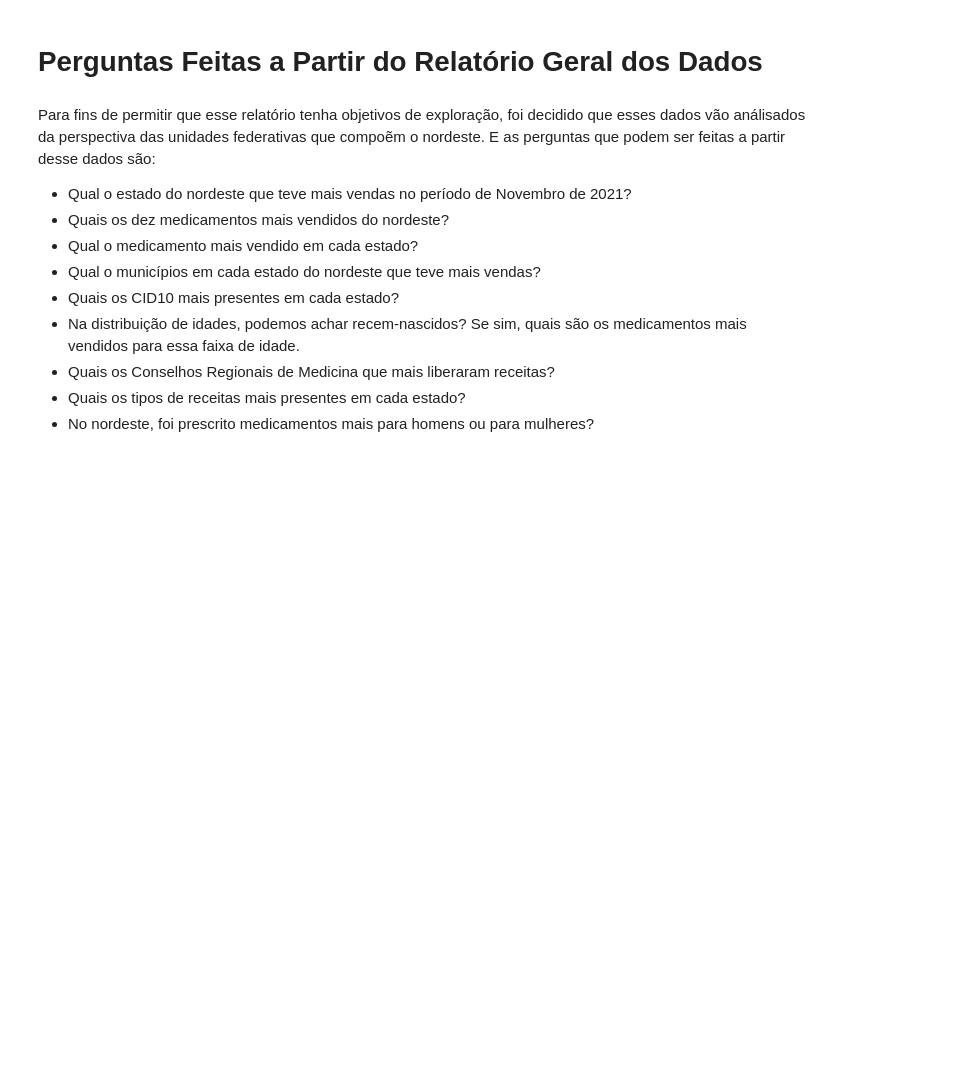
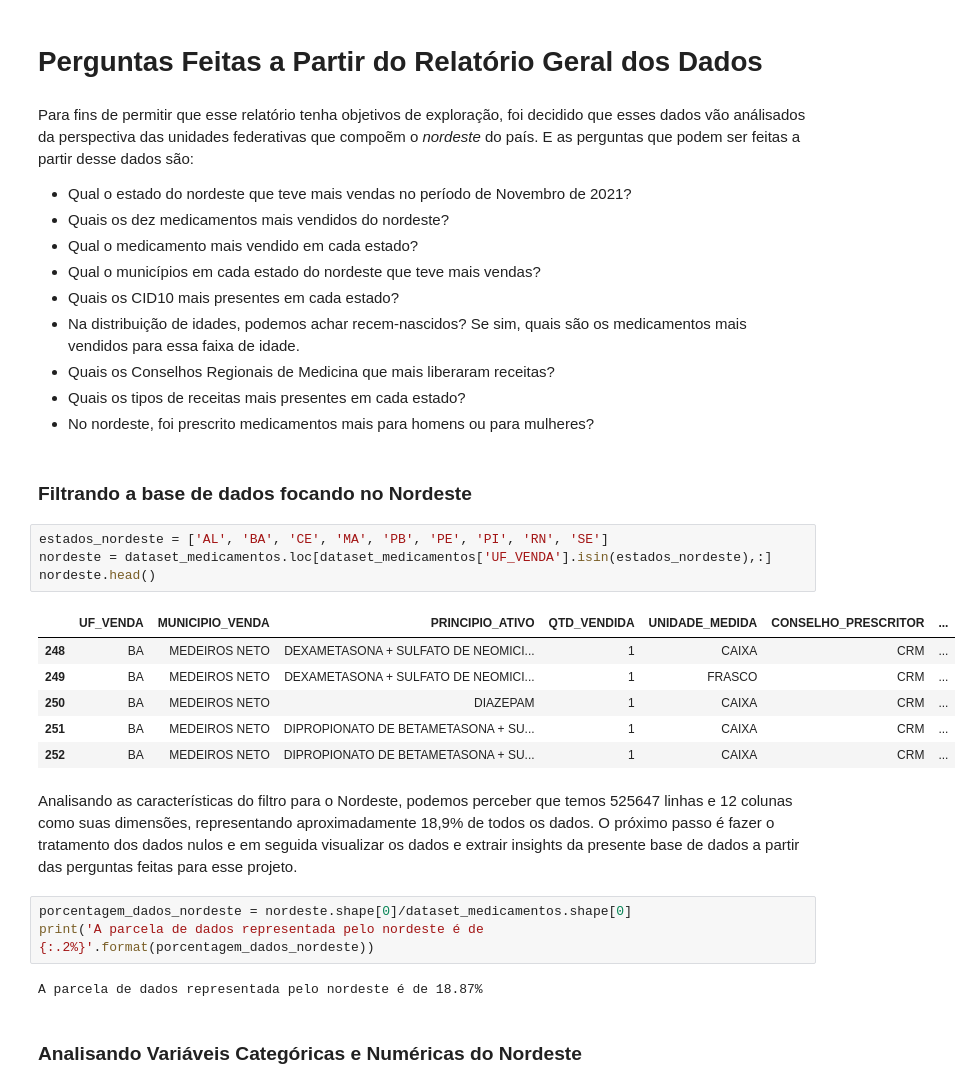
Before and after one commit to dimitriribeiro/medicamento-antimicrobianos, a Jupyter notebook: analise-exploratoria-medicamentos.ipynb, the cells around one changed output. Cells and saved outputs as stored; diff of their text form; blank space fills up the shorter version.

Commit message:
filtrando dados para o nordeste

```diff
--- a/analise-exploratoria-medicamentos.ipynb
+++ b/analise-exploratoria-medicamentos.ipynb
@@ -250,7 +256,7 @@ Name: QTD_VENDIDA, Length: 914, dtype: float64
 # %% [markdown]
 # Perguntas Feitas a Partir do Relatório Geral dos Dados
 # %% [markdown]
-Para fins de permitir que esse relatório tenha objetivos de exploração, foi decidido que esses dados vão análisados da perspectiva das unidades federativas que compoẽm o nordeste. E as perguntas que podem ser feitas a partir desse dados são:
+Para fins de permitir que esse relatório tenha objetivos de exploração, foi decidido que esses dados vão análisados da perspectiva das unidades federativas que compoẽm o *nordeste* do país. E as perguntas que podem ser feitas a partir desse dados são:
 - Qual o estado do nordeste que teve mais vendas no período de Novembro de 2021?
 - Quais os dez medicamentos mais vendidos do nordeste?
 - Qual o medicamento mais vendido em cada estado?
@@ -260,3 +266,25 @@ Para fins de permitir que esse relatório tenha objetivos de exploração, foi d
 - Quais os Conselhos Regionais de Medicina que mais liberaram receitas?
 - Quais os tipos de receitas mais presentes em cada estado?
 - No nordeste, foi prescrito medicamentos mais para homens ou para mulheres?
+# %% [markdown]
+### Filtrando a base de dados focando no Nordeste
+# %%
+estados_nordeste = ['AL', 'BA', 'CE', 'MA', 'PB', 'PE', 'PI', 'RN', 'SE']
+nordeste = dataset_medicamentos.loc[dataset_medicamentos['UF_VENDA'].isin(estados_nordeste),:]
+nordeste.head()
+# %% [output]
+|  | UF_VENDA | MUNICIPIO_VENDA | PRINCIPIO_ATIVO | QTD_VENDIDA | UNIDADE_MEDIDA | CONSELHO_PRESCRITOR | ... |
+| 248 | BA | MEDEIROS NETO | DEXAMETASONA + SULFATO DE NEOMICI... | 1 | CAIXA | CRM | ... |
+| 249 | BA | MEDEIROS NETO | DEXAMETASONA + SULFATO DE NEOMICI... | 1 | FRASCO | CRM | ... |
+| 250 | BA | MEDEIROS NETO | DIAZEPAM | 1 | CAIXA | CRM | ... |
+| 251 | BA | MEDEIROS NETO | DIPROPIONATO DE BETAMETASONA + SU... | 1 | CAIXA | CRM | ... |
+| 252 | BA | MEDEIROS NETO | DIPROPIONATO DE BETAMETASONA + SU... | 1 | CAIXA | CRM | ... |
+# %% [markdown]
+Analisando as características do filtro para o Nordeste, podemos perceber que temos 525647 linhas e 12 colunas como suas dimensões, representando aproximadamente 18,9% de todos os dados. O próximo passo é fazer o tratamento dos dados nulos e em seguida visualizar os dados e extrair insights da presente base de dados a partir das perguntas feitas para esse projeto.
+# %%
+porcentagem_dados_nordeste = nordeste.shape[0]/dataset_medicamentos.shape[0]
+print('A parcela de dados representada pelo nordeste é de {:.2%}'.format(porcentagem_dados_nordeste))
+# %% [output]
+A parcela de dados representada pelo nordeste é de 18.87%
+# %% [markdown]
+### Analisando Variáveis Categóricas e Numéricas do Nordeste
```
Also changed, not shown: parts of 9 cells of this notebook.
